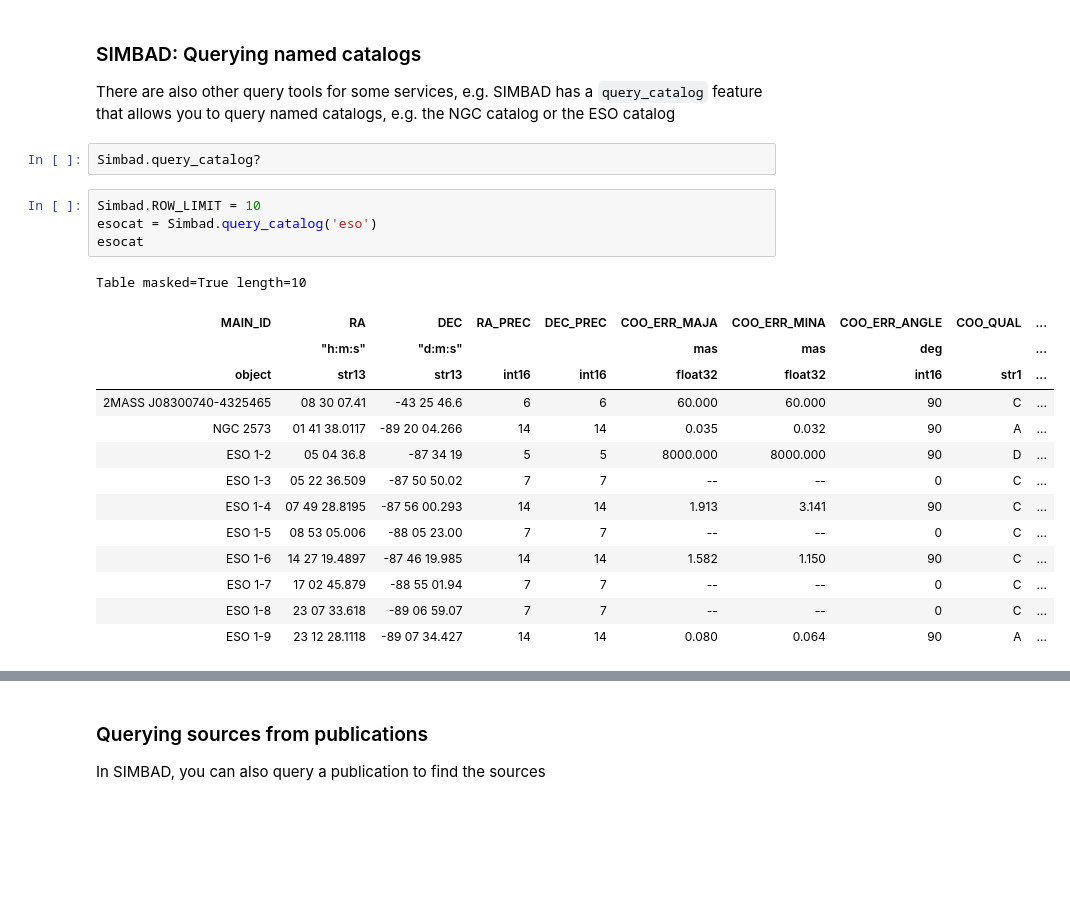
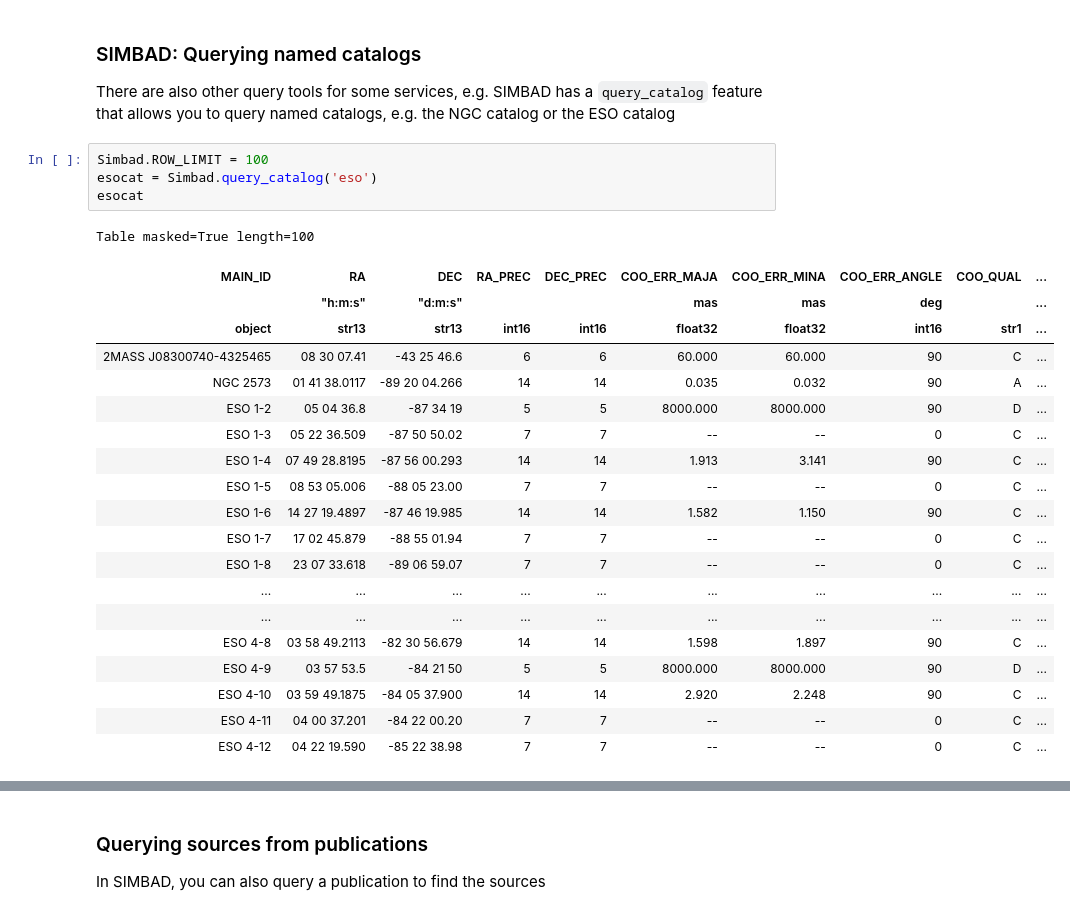
Before and after one commit to connolly/A302_2019, a Jupyter notebook: lectures/lecture-10-remote-queries/lecture-10-remote-queries.ipynb, the cells around one changed output, grey strips where cells are left out. Saved outputs shown, nothing was run; the diff lists cells and outputs as text; blank space fills up the shorter version.

```diff
--- a/lectures/lecture-10-remote-queries/lecture-10-remote-queries.ipynb
+++ b/lectures/lecture-10-remote-queries/lecture-10-remote-queries.ipynb
@@ -290,25 +256,29 @@ Table masked=True length=3
 ### SIMBAD: Querying named catalogs
 
 There are also other query tools for some services, e.g. SIMBAD has a `query_catalog` feature that allows you to query named catalogs, e.g. the NGC catalog or the ESO catalog
-# %%
-Simbad.query_catalog?
 # %%
-Simbad.ROW_LIMIT = 10
+Simbad.ROW_LIMIT = 100
 esocat = Simbad.query_catalog('eso')
 esocat
 # %% [output]
-Table masked=True length=10
+Table masked=True length=100
 | MAIN_ID | RA | DEC | RA_PREC | DEC_PREC | COO_ERR_MAJA | COO_ERR_MINA | COO_ERR_ANGLE | COO_QUAL | ... |
 |  | "h:m:s" | "d:m:s" |  |  | mas | mas | deg |  | ... |
 | object | str13 | str13 | int16 | int16 | float32 | float32 | int16 | str1 | ... |
 | 2MASS J08300740-4325465 | 08 30 07.41 | -43 25 46.6 | 6 | 6 | 60.000 | 60.000 | 90 | C | ... |
 | NGC 2573 | 01 41 38.0117 | -89 20 04.266 | 14 | 14 | 0.035 | 0.032 | 90 | A | ... |
 | ESO 1-2 | 05 04 36.8 | -87 34 19 | 5 | 5 | 8000.000 | 8000.000 | 90 | D | ... |
 | ESO 1-3 | 05 22 36.509 | -87 50 50.02 | 7 | 7 | -- | -- | 0 | C | ... |
 | ESO 1-4 | 07 49 28.8195 | -87 56 00.293 | 14 | 14 | 1.913 | 3.141 | 90 | C | ... |
 | ESO 1-5 | 08 53 05.006 | -88 05 23.00 | 7 | 7 | -- | -- | 0 | C | ... |
 | ESO 1-6 | 14 27 19.4897 | -87 46 19.985 | 14 | 14 | 1.582 | 1.150 | 90 | C | ... |
 | ESO 1-7 | 17 02 45.879 | -88 55 01.94 | 7 | 7 | -- | -- | 0 | C | ... |
 | ESO 1-8 | 23 07 33.618 | -89 06 59.07 | 7 | 7 | -- | -- | 0 | C | ... |
-| ESO 1-9 | 23 12 28.1118 | -89 07 34.427 | 14 | 14 | 0.080 | 0.064 | 90 | A | ... |
+| ... | ... | ... | ... | ... | ... | ... | ... | ... | ... |
+| ... | ... | ... | ... | ... | ... | ... | ... | ... | ... |
+| ESO 4-8 | 03 58 49.2113 | -82 30 56.679 | 14 | 14 | 1.598 | 1.897 | 90 | C | ... |
+| ESO 4-9 | 03 57 53.5 | -84 21 50 | 5 | 5 | 8000.000 | 8000.000 | 90 | D | ... |
+| ESO 4-10 | 03 59 49.1875 | -84 05 37.900 | 14 | 14 | 2.920 | 2.248 | 90 | C | ... |
+| ESO 4-11 | 04 00 37.201 | -84 22 00.20 | 7 | 7 | -- | -- | 0 | C | ... |
+| ESO 4-12 | 04 22 19.590 | -85 22 38.98 | 7 | 7 | -- | -- | 0 | C | ... |
 # %%
```
Also changed, not shown: parts of 21 cells of this notebook, 1 other file.
